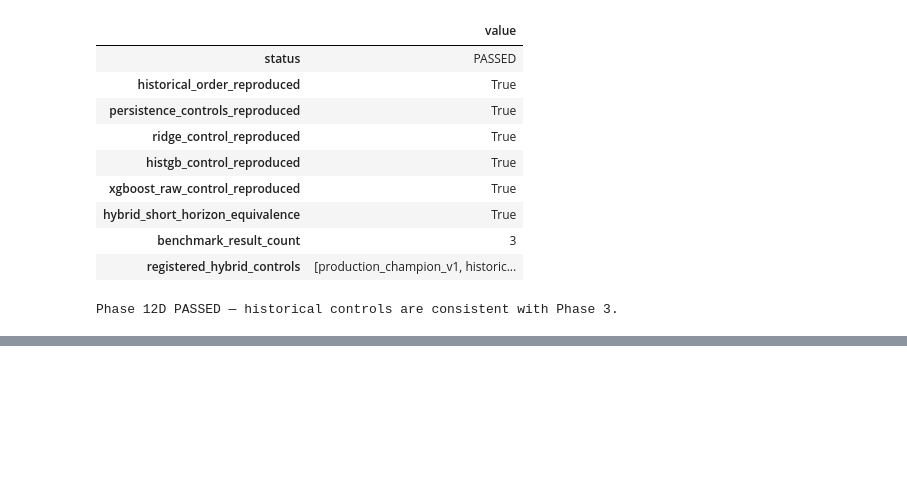
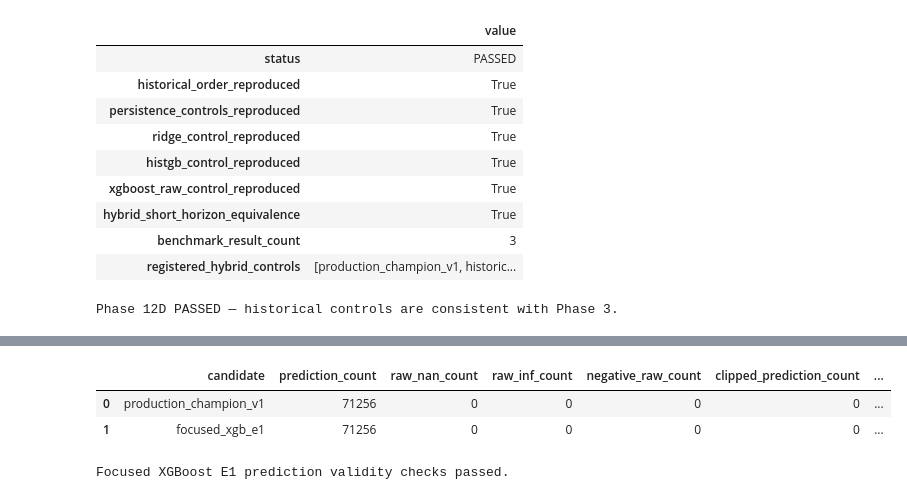
Before and after one commit to riyanj220/pearls-aqi-predictor, a Jupyter notebook: notebooks/12_model_challenger_benchmark.ipynb, the cells around one changed output, grey strips where cells are left out. Saved outputs shown, nothing was run; the diff lists cells and outputs as text; code cells hidden in the pictures; blank space fills up the shorter version.

```diff
--- a/notebooks/12_model_challenger_benchmark.ipynb
+++ b/notebooks/12_model_challenger_benchmark.ipynb
@@ -3832,0 +4833,59 @@ Phase 12D PASSED — historical controls are consistent with Phase 3.
+# %%
+focused_xgb_validity_df = pd.DataFrame(
+    [
+        {
+            "candidate": (
+                candidate_name
+            ),
+            **benchmark_results[
+                candidate_name
+            ][
+                "prediction_validity"
+            ],
+        }
+        for candidate_name in (
+            "production_champion_v1",
+            "focused_xgb_e1",
+        )
+    ]
+)
+
+
+display(
+    focused_xgb_validity_df
+)
+# %% [output]
+|  | candidate | prediction_count | raw_nan_count | raw_inf_count | negative_raw_count | clipped_prediction_count | ... |
+| 0 | production_champion_v1 | 71256 | 0 | 0 | 0 | 0 | ... |
+| 1 | focused_xgb_e1 | 71256 | 0 | 0 | 0 | 0 | ... |
+# %%
+focused_xgb_e1_validity = (
+    benchmark_results[
+        "focused_xgb_e1"
+    ][
+        "prediction_validity"
+    ]
+)
+
+
+assert (
+    focused_xgb_e1_validity[
+        "raw_nan_count"
+    ]
+    == 0
+)
+
+assert (
+    focused_xgb_e1_validity[
+        "raw_inf_count"
+    ]
+    == 0
+)
+
+
+print(
+    "Focused XGBoost E1 prediction "
+    "validity checks passed."
+)
+# %% [output]
+Focused XGBoost E1 prediction validity checks passed.
```
Also changed, not shown: parts of 32 cells of this notebook.
